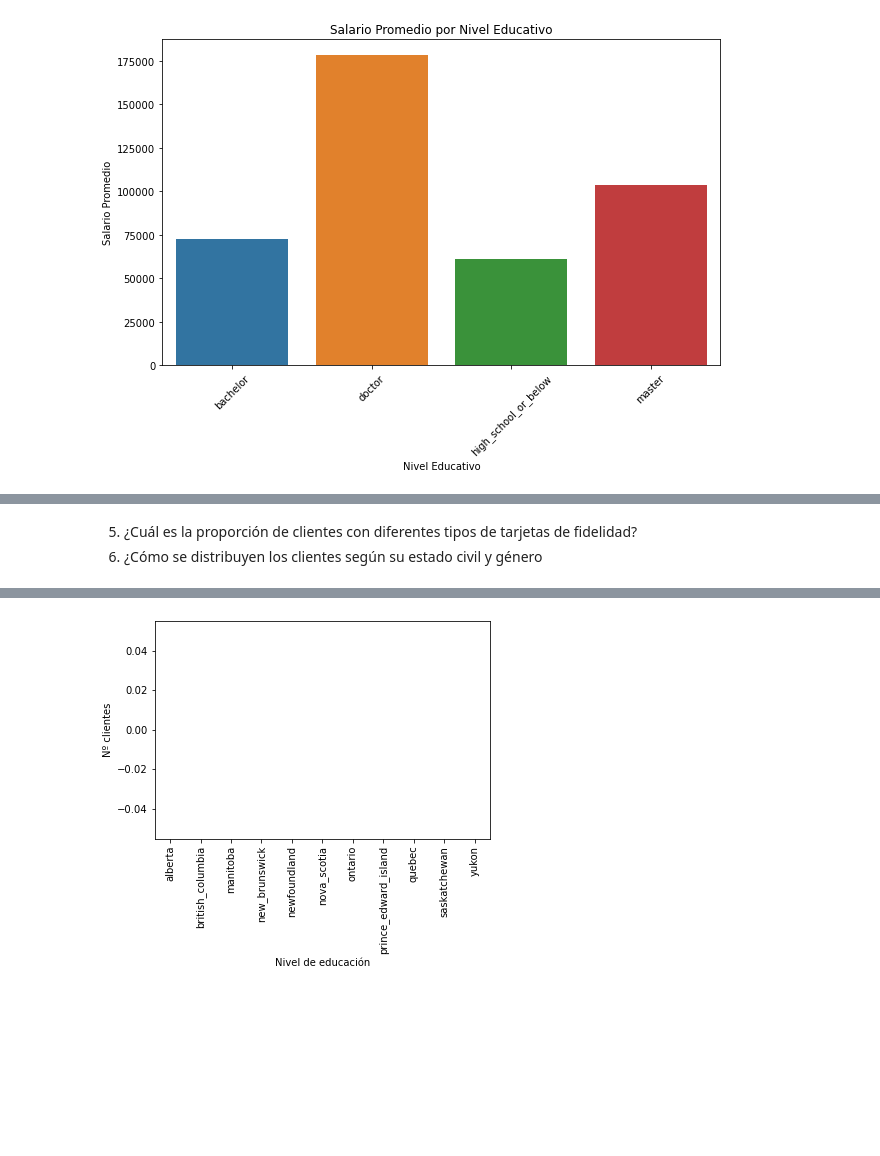
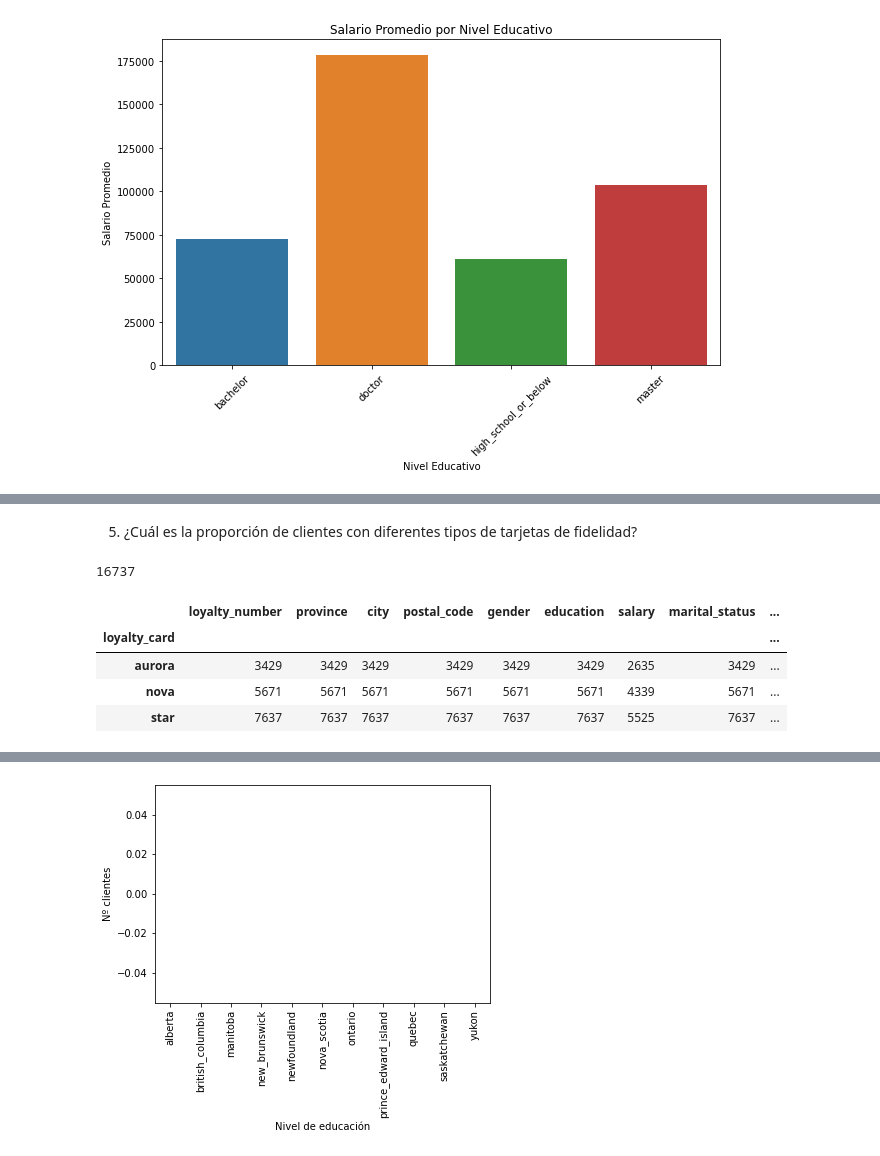
Before and after one commit to Adalab/bda-modulo-3-evaluacion-final-mirnaospinobarrios, a Jupyter notebook: bda-modulo-3.ipynb, the cells around one changed output, grey strips where cells are left out. Cells and saved outputs as stored; diff of their text form; code cells hidden in the pictures; blank space fills up the shorter version.

```diff
--- a/bda-modulo-3.ipynb
+++ b/bda-modulo-3.ipynb
@@ -645,3 +795,14 @@ Observams los salarios mas altos en los niveles educativos de doctor y master.
 # %% [markdown]
 5. ¿Cuál es la proporción de clientes con diferentes tipos de tarjetas de fidelidad?
-6. ¿Cómo se distribuyen los clientes según su estado civil y género
+# %%
+df_max.shape[0]
+# %% [output]
+16737
+# %%
+df_max.groupby("loyalty_card").count()
+# %% [output]
+|  | loyalty_number | province | city | postal_code | gender | education | salary | marital_status | ... |
+| loyalty_card |  |  |  |  |  |  |  |  | ... |
+| aurora | 3429 | 3429 | 3429 | 3429 | 3429 | 3429 | 2635 | 3429 | ... |
+| nova | 5671 | 5671 | 5671 | 5671 | 5671 | 5671 | 4339 | 5671 | ... |
+| star | 7637 | 7637 | 7637 | 7637 | 7637 | 7637 | 5525 | 7637 | ... |
```
Also changed, not shown: parts of 24 cells of this notebook.
